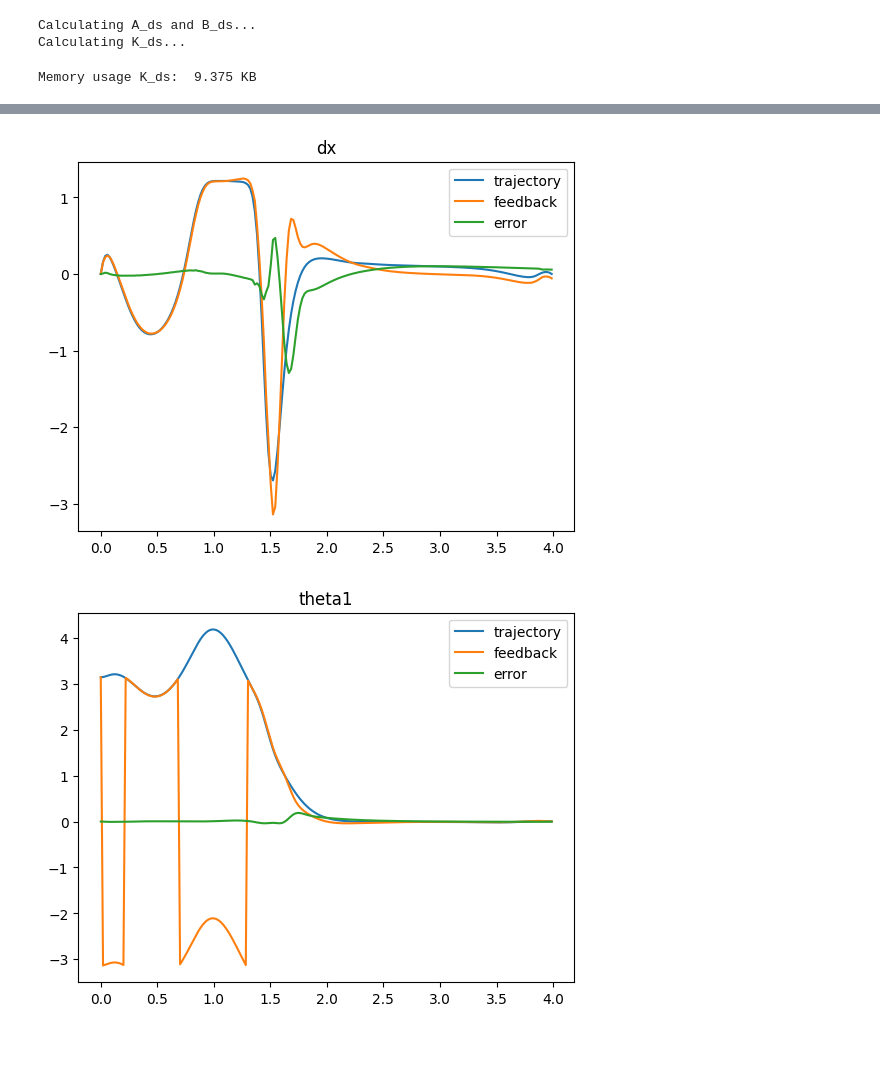
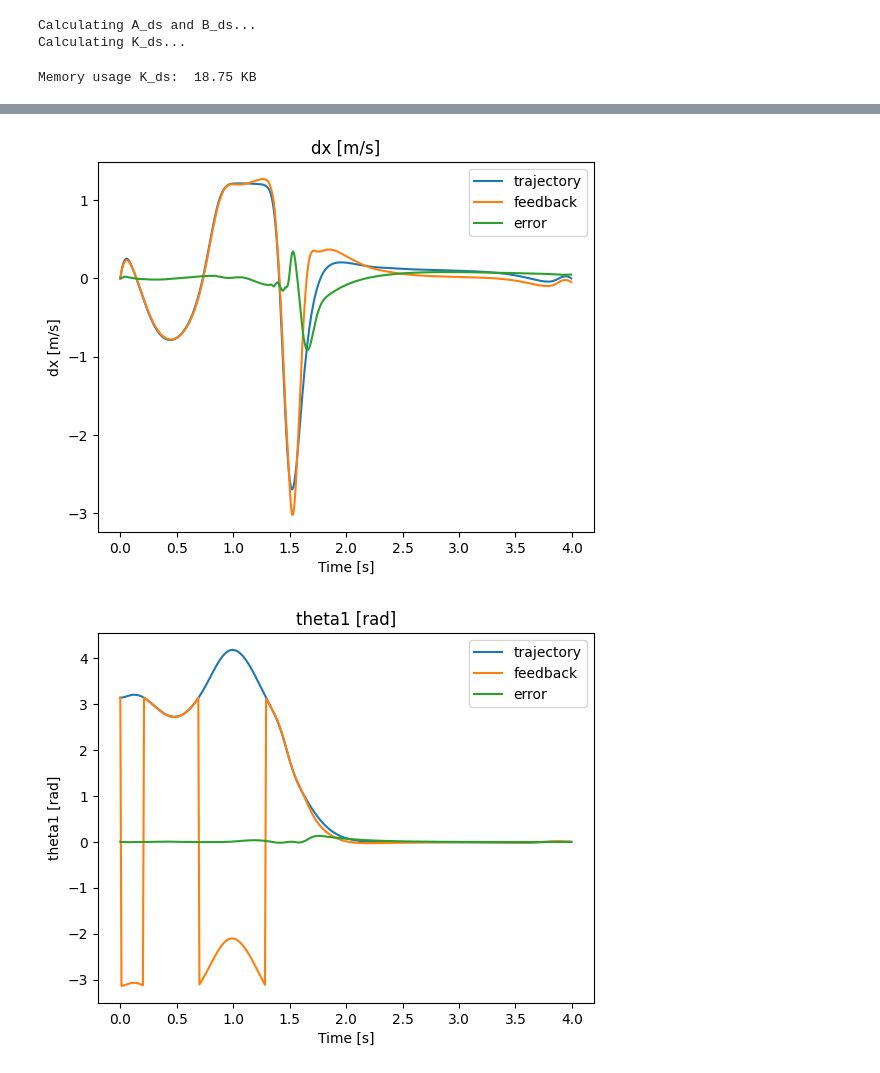
Before and after one commit to sackariaslunman/inverted-pendulum, a Jupyter notebook: src/python/env_cartpoles_direct_collocation_new.ipynb, the cells around one changed output, grey strips where cells are left out. Saved outputs shown, nothing was run; the diff lists cells and outputs as text; code cells hidden in the pictures; blank space fills up the shorter version.

```diff
--- a/src/python/env_cartpoles_direct_collocation_new.ipynb
+++ b/src/python/env_cartpoles_direct_collocation_new.ipynb
@@ -9,7 +10,7 @@ from time import perf_counter
 from matplotlib import pyplot as plt
 from lib.numerical import rk4_step
 # %%
-dt = 0.02
+dt = 0.01
 g = 9.81
 
 cart = Cart(1, 0.01, (-0.8, 0.8), 0.25)
@@ -17,7 +18,7 @@ motor = DCMotor(0.2, 0.2, 0.2, 0.05, 8.7e-5, 8.7e-5, (-24, 24), 0.1, (-100, 100)
 poles = [Pole(2, 0.2, 0.1), Pole(1, 0.3, 0.1)]
 n = len(poles)
 
-system = CartPoleSystem(cart, motor, poles, g)
+system = CartPoleDCMotorSystem(cart, motor, poles, g)
 
 max_time = 10
 N_env = int(max_time/dt)
@@ -147,7 +114,7 @@ Calculating K_ds...
 # %%
 print("Memory usage K_ds: ", (K_ds.nbytes)/1024**1, "KB")
 # %% [output]
-Memory usage K_ds:  9.375 KB
+Memory usage K_ds:  18.75 KB
 # %%
 last_update = perf_counter()
 
@@ -177,17 +144,21 @@ for i in range(N_env-1):
 env.close()
 # %%
 time = np.linspace(0, max_time, N_env)
-labels = ["x", "dx", "theta1", "dtheta1", "theta2", "dtheta2"]
+labels = ["x [m]", "dx [m/s]", "theta1 [rad]", "dtheta1 [rad/s]", "theta2 [rad]", "dtheta2 [rad/s]"]
 for i in range(2+2*n):
+    plt.xlabel("Time [s]")
+    plt.ylabel(labels[i])
     plt.title(labels[i])
     plt.plot(time[:N], states.T[i][:N], label="trajectory")
     plt.plot(time[:N], env.states.T[i][:N], label="feedback")
     plt.plot(time[:N], errors.T[i][:N], label="error")
     plt.legend()
     plt.show()
-plt.title("Va (V)")
-plt.plot(time[:N], controls.T[0][:N], label="trajectory")
-plt.plot(time[:N], env.controls.T[0][:N], label="total")
+plt.title("u (Va) [V]")
+plt.xlabel("Time [s]")
+plt.ylabel("u (Va) [V]")
+plt.plot(time[:N], controls.T[0][:N], label="feedforward")
+plt.plot(time[:N], env.controls.T[0][:N], label="feedforward + feedback")
 plt.legend()
 plt.show()
 # %% [output]
@@ -195,2 +166,2 @@ plt.show()
-[figure, old version]
+[figure, new version]
-[figure, old version]
+[figure, new version]
```
Also changed, not shown: parts of 5 cells of this notebook, 26 other files.
